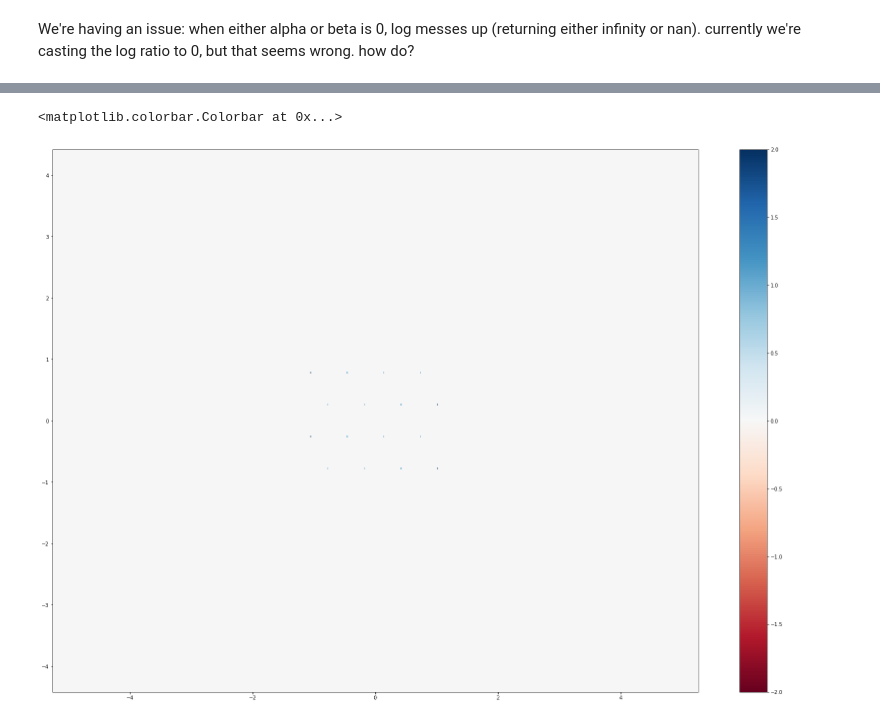
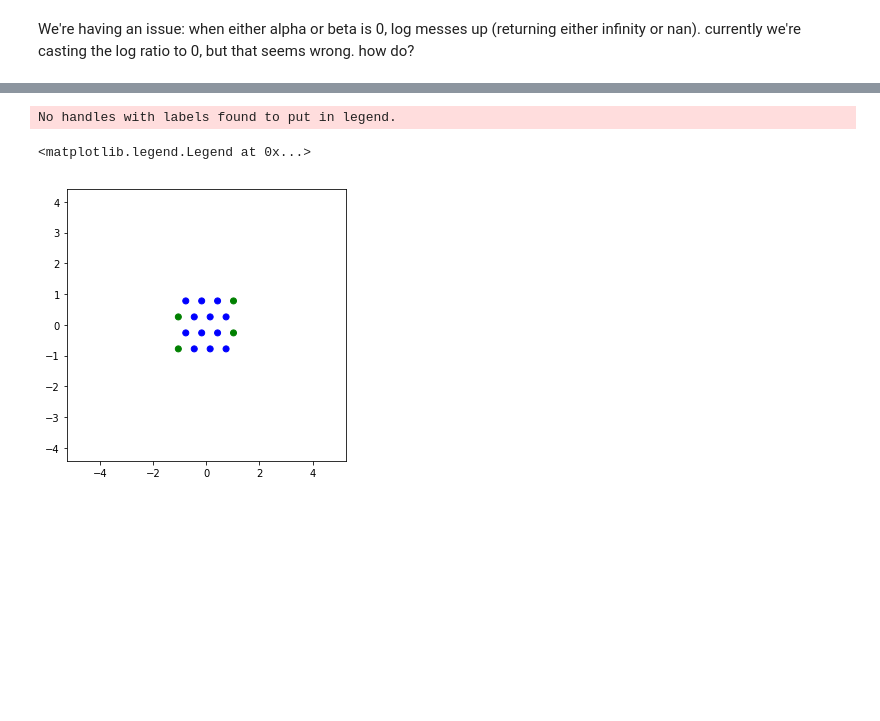
Before and after one commit to WinawerLab/vis-mod-course, a Jupyter notebook: Geisler1984/Geisler1984.ipynb, the cells around one changed output, grey strips where cells are left out. Cells and saved outputs as stored; diff of their text form; code cells hidden in the pictures; blank space fills up the shorter version.

```diff
--- a/Geisler1984/Geisler1984.ipynb
+++ b/Geisler1984/Geisler1984.ipynb
@@ -236,8 +241,10 @@ lat[np.where((ret_b_abs==0)&(ret_a_abs!=0))] = -2
 lat[np.where((ret_b_abs==0)&(ret_a_abs==0))] = 0
-# %%
-plt.figure(figsize=(30,20))
-plt.imshow(lat, cmap='RdBu', vmin=-2, vmax=2, aspect='equal', extent=[-x, x, -y, y])
-plt.colorbar(fraction=.04)
-# %% [output]
-<matplotlib.colorbar.Colorbar at 0x...>
-[figure, removed]
+# %%
+plt.figure(figsize=(5,5))
+plotted = hf.visualize_receptor_lattice(lat, x, y, mode='categorical')
+# plt.colorbar(plotted, fraction=.04)
+ax.legend()
+# %% [output]
+No handles with labels found to put in legend.
+<matplotlib.legend.Legend at 0x...>
+[figure, added]
```
Also changed, not shown: parts of 4 cells of this notebook, 1 other file.
